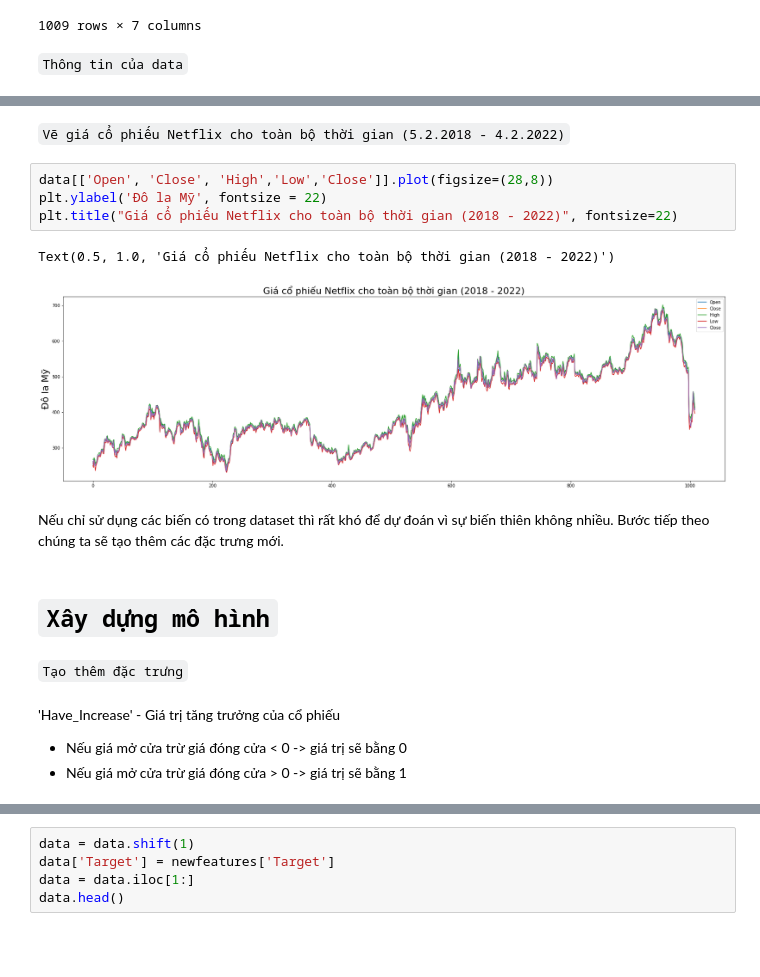
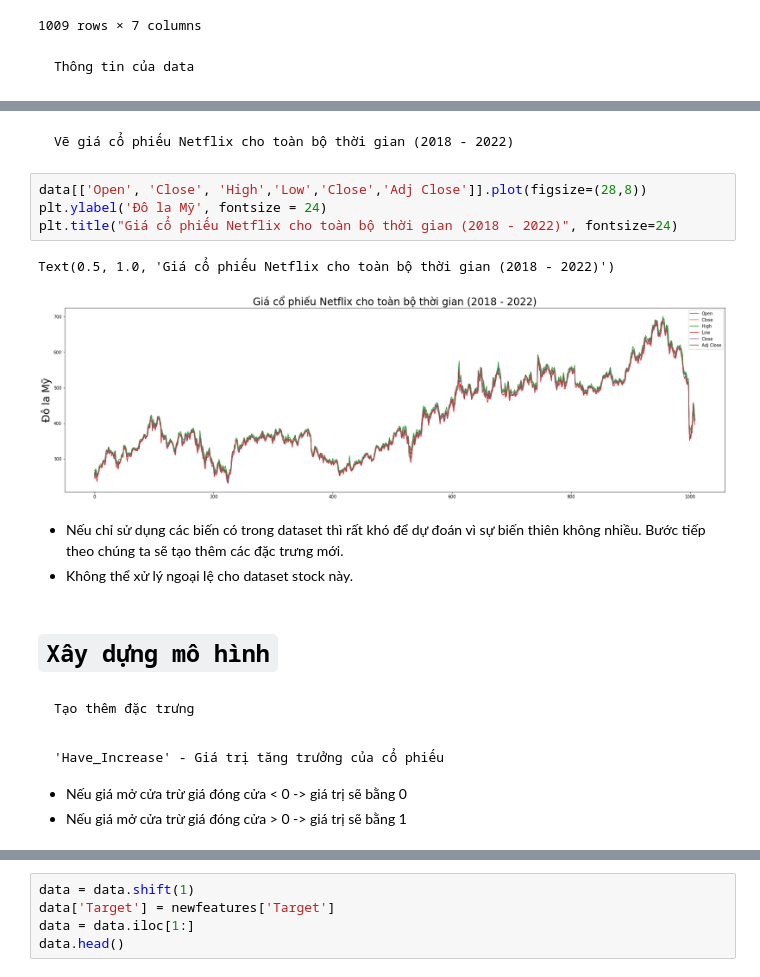
Before and after one commit to LeManhDuy/LogisticsRegressionModel, a Jupyter notebook: 102190259_LêMạnhDuy.ipynb, the cells around one changed output, grey strips where cells are left out. Drawn from its saved outputs; the diff is of its cells as text; blank space fills up the shorter version.

```diff
--- a/102190259_LêMạnhDuy.ipynb
+++ b/102190259_LêMạnhDuy.ipynb
@@ -46,7 +46,7 @@ data
 | 1008 | 2022-02-04 | 407.309998 | 412.769989 | 396.640015 | 410.170013 | 410.170013 | 7782400 |
 1009 rows × 7 columns
 # %% [markdown]
-`Thông tin của data`
+    Thông tin của data
 # %%
 data.info()
 # %% [output]
@@ -65,22 +65,23 @@ Data columns (total 7 columns):
 dtypes: float64(5), int64(1), object(1)
 memory usage: 55.3+ KB
 # %% [markdown]
-`Vẽ giá cổ phiếu Netflix cho toàn bộ thời gian (5.2.2018 - 4.2.2022)`
+    Vẽ giá cổ phiếu Netflix cho toàn bộ thời gian (2018 - 2022)
 # %%
-data[['Open', 'Close', 'High','Low','Close']].plot(figsize=(28,8))
-plt.ylabel('Đô la Mỹ', fontsize = 22)
-plt.title("Giá cổ phiếu Netflix cho toàn bộ thời gian (2018 - 2022)", fontsize=22)
+data[['Open', 'Close', 'High','Low','Close','Adj Close']].plot(figsize=(28,8))
+plt.ylabel('Đô la Mỹ', fontsize = 24)
+plt.title("Giá cổ phiếu Netflix cho toàn bộ thời gian (2018 - 2022)", fontsize=24)
 # %% [output]
 Text(0.5, 1.0, 'Giá cổ phiếu Netflix cho toàn bộ thời gian (2018 - 2022)')
-[figure, old version]
+[figure, new version]
 # %% [markdown]
-Nếu chỉ sử dụng các biến có trong dataset thì rất khó để dự đoán vì sự biến thiên không nhiều. Bước tiếp theo chúng ta sẽ tạo thêm các đặc trưng mới.
+ + Nếu chỉ sử dụng các biến có trong dataset thì rất khó để dự đoán vì sự biến thiên không nhiều. Bước tiếp theo chúng ta sẽ tạo thêm các đặc trưng mới.
+ + Không thể xử lý ngoại lệ cho dataset stock này.
 # %% [markdown]
 # `Xây dựng mô hình`
 # %% [markdown]
-`Tạo thêm đặc trưng`
+    Tạo thêm đặc trưng
 # %% [markdown]
-'Have_Increase' - Giá trị tăng trưởng của cổ phiếu
+    'Have_Increase' - Giá trị tăng trưởng của cổ phiếu
 + Nếu giá mở cửa trừ giá đóng cửa < 0 -> giá trị sẽ bằng 0
 + Nếu giá mở cửa trừ giá đóng cửa > 0 -> giá trị sẽ bằng 1
 # %%
```
Also changed, not shown: parts of 15 cells of this notebook.
